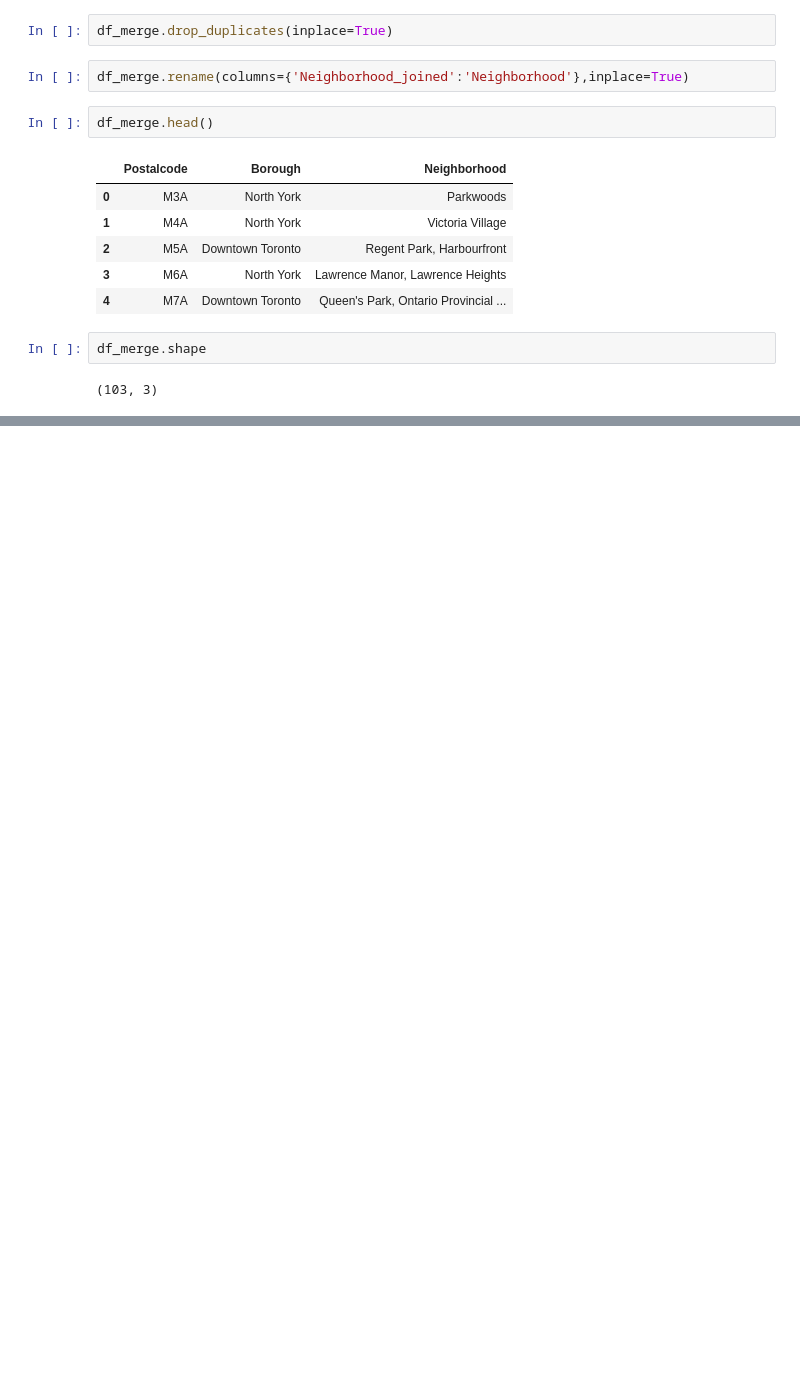
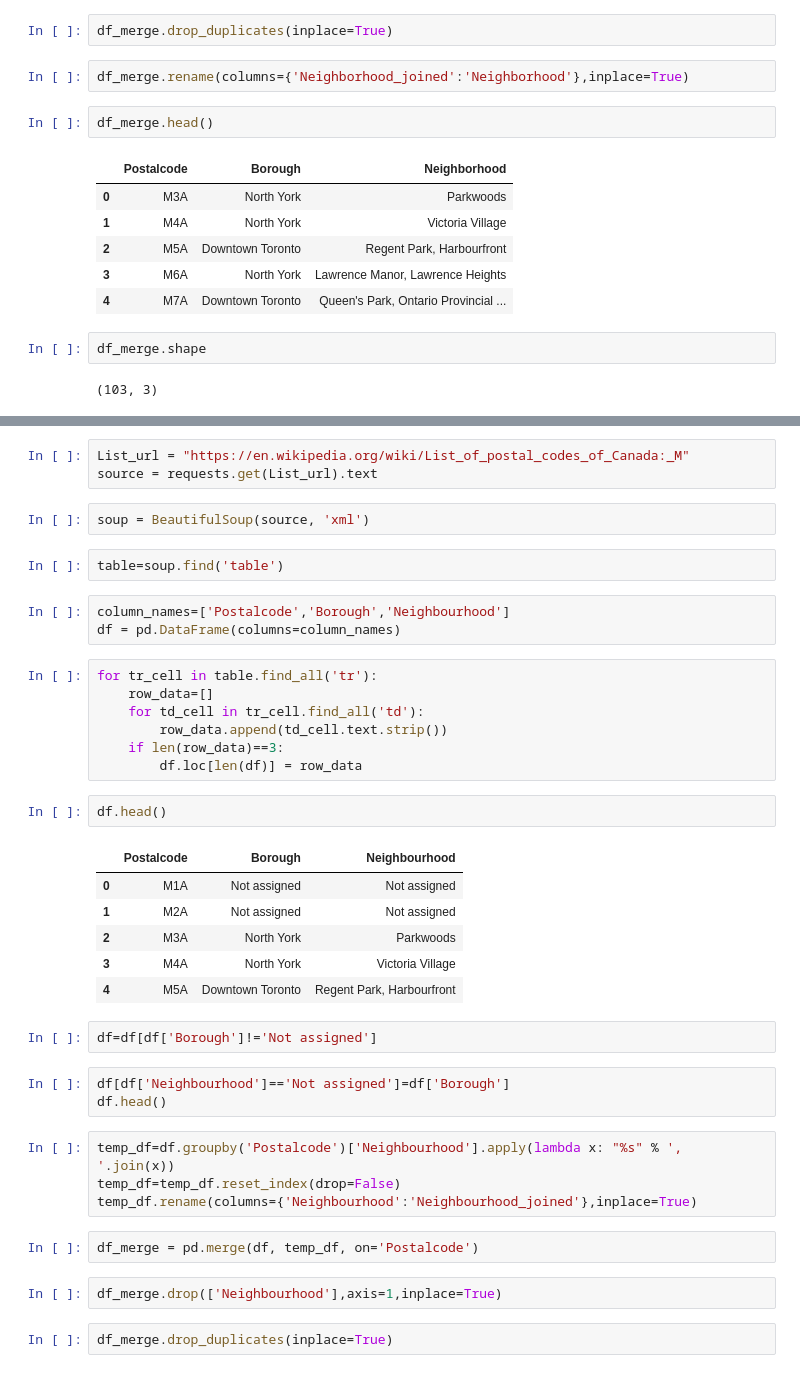
Before and after one commit to chrisneff624/Coursera_Capstone, a Jupyter notebook: Toronto cluster.ipynb, the cells around one changed output, grey strips where cells are left out. Cells and saved outputs as stored; diff of their text form; blank space fills up the shorter version.

```diff
--- a/Toronto cluster.ipynb
+++ b/Toronto cluster.ipynb
@@ -67,0 +76,41 @@ df_merge.shape
+# %%
+List_url = "https://en.wikipedia.org/wiki/List_of_postal_codes_of_Canada:_M"
+source = requests.get(List_url).text
+# %%
+soup = BeautifulSoup(source, 'xml')
+# %%
+table=soup.find('table')
+# %%
+column_names=['Postalcode','Borough','Neighbourhood']
+df = pd.DataFrame(columns=column_names)
+# %%
+for tr_cell in table.find_all('tr'):
+    row_data=[]
+    for td_cell in tr_cell.find_all('td'):
+        row_data.append(td_cell.text.strip())
+    if len(row_data)==3:
+        df.loc[len(df)] = row_data
+# %%
+df.head()
+# %% [output]
+|  | Postalcode | Borough | Neighbourhood |
+| 0 | M1A | Not assigned | Not assigned |
+| 1 | M2A | Not assigned | Not assigned |
+| 2 | M3A | North York | Parkwoods |
+| 3 | M4A | North York | Victoria Village |
+| 4 | M5A | Downtown Toronto | Regent Park, Harbourfront |
+# %%
+df=df[df['Borough']!='Not assigned']
+# %%
+df[df['Neighbourhood']=='Not assigned']=df['Borough']
+df.head()
+# %%
+temp_df=df.groupby('Postalcode')['Neighbourhood'].apply(lambda x: "%s" % ', '.join(x))
+temp_df=temp_df.reset_index(drop=False)
+temp_df.rename(columns={'Neighbourhood':'Neighbourhood_joined'},inplace=True)
+# %%
+df_merge = pd.merge(df, temp_df, on='Postalcode')
+# %%
+df_merge.drop(['Neighbourhood'],axis=1,inplace=True)
+# %%
+df_merge.drop_duplicates(inplace=True)
```
Also changed, not shown: parts of 46 cells of this notebook.
